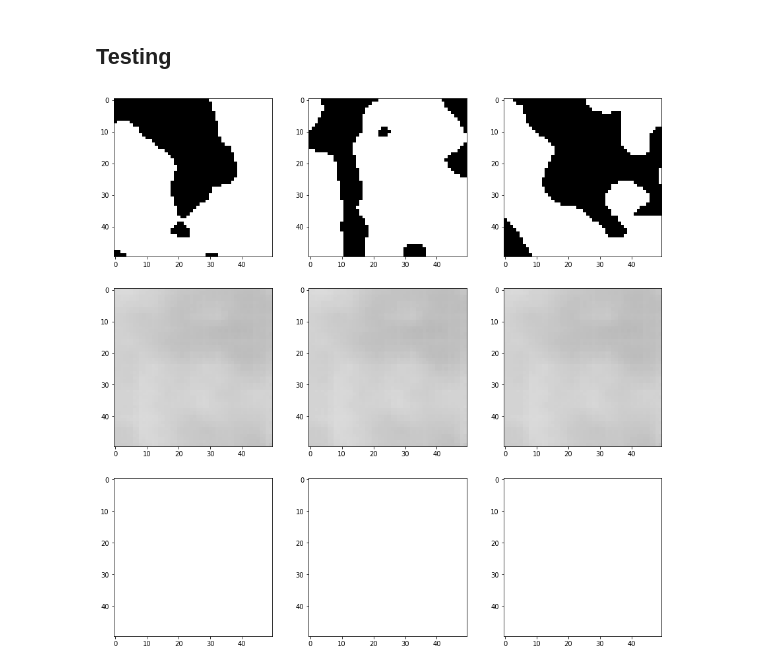
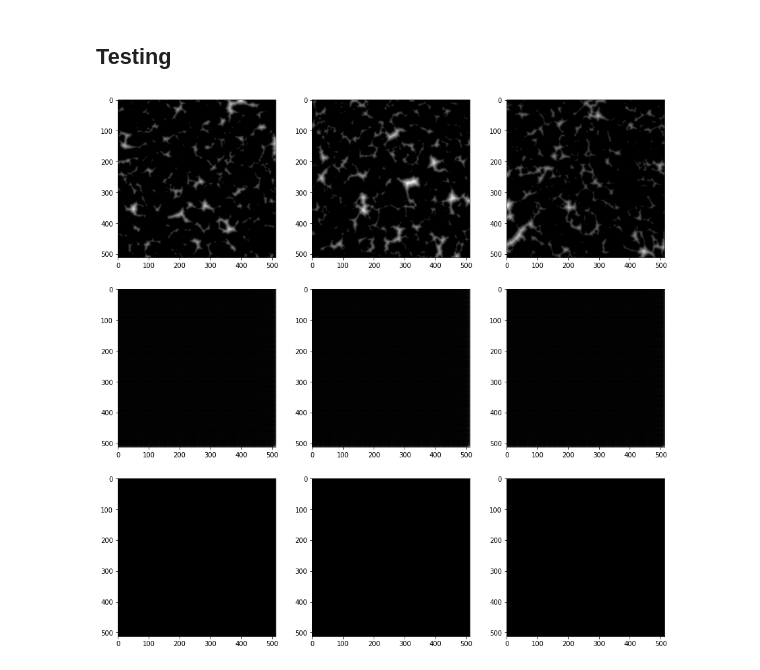
Before and after one commit to HemiaoZhang/CEE316Project, a Jupyter notebook: 3_variational_autoencoder.ipynb, the cells around one changed output. Saved outputs shown, nothing was run; the diff lists cells and outputs as text; code cells hidden in the pictures.

```diff
--- a/3_variational_autoencoder.ipynb
+++ b/3_variational_autoencoder.ipynb
@@ -78,0 +71,10 @@ test_loader = DataLoader(dataset=test_data, batch_size=1)
+# %%
+# 1,000 = 16 * 62 + 8
+# 512x2.25=1152micron per side
+full_dataset = CustomImageDataset(torch.tensor( img_rsd.reshape(-1,1,512,512), dtype=torch.float32),
+                                  torch.tensor( 1-np.mean(img_bi, axis=(1,2)), dtype=torch.float32))
+train_size = int(0.8 * len(full_dataset)) # 0.8-0.2 split
+test_size = len(full_dataset) - train_size
+train_dataset, test_dataset = torch.utils.data.random_split(full_dataset, [train_size, test_size])
+train_loader = DataLoader(dataset=train_dataset, batch_size=16, shuffle=True)
+len(train_loader.dataset)
@@ -205,8 +228,10 @@ class VariationalAutoencoder(nn.Module):
     decoded = self.decoder(encoded)
     return decoded
 # %%
-latent_dim = 5
-model = VariationalAutoencoder(VariationalEncoder(latent_dim=latent_dim), Decoder(latent_dim=latent_dim))
+out_channels = 16
+latent_dim = 512
+model = VariationalAutoencoder(VariationalEncoder(out_channels=out_channels, latent_dim=latent_dim), \
+                               Decoder(out_channels=out_channels, latent_dim=latent_dim))
 model
 # %% [output]
 VariationalAutoencoder(
@@ -232,7 +257,7 @@ VariationalAutoencoder(
 loss_fn = nn.MSELoss()
 optimizer = torch.optim.Adam(model.parameters(), lr=1e-3, weight_decay=1e-5)
 sch = torch.optim.lr_scheduler.StepLR(optimizer, step_size=100, gamma=0.9)
-num_epochs = 500
+num_epochs = 25
 best_loss = np.inf
 best_states = None
 loss_history = []
@@ -243,7 +268,7 @@ for epoch in range(num_epochs):
   for batch, label in train_loader:
     optimizer.zero_grad()
 
-    img = batch.to(device) # img.shape = torch.Size([batch_size, 1, 50, 50])
+    img = batch.to(device) # img.shape = torch.Size([batch_size, 1, 512, 512])
     recon = model(img)
     loss = loss_fn(recon, img) + model.encoder.Dkl
 
@@ -257,12 +282,8 @@ for epoch in range(num_epochs):
     best_loss = np.copy(epoch_loss)
     best_states = copy.deepcopy( model.state_dict() )
   # record loss history
-  if (epoch+1) % 50 == 0: print("epoch {:4d}, training loss = {:1.5e}".format(epoch+1, epoch_loss))
+  if (epoch+1) % 5 == 0: print("epoch {:4d}, training loss = {:1.5e}".format(epoch+1, epoch_loss))
   loss_history.append(epoch_loss)
   # adjust the learning rate
   sch.step()
-
-# load the trained NN
-model.eval()
-model.load_state_dict(best_states)
 # %% [output]
@@ -389,6 +418,7 @@ plot_reconstructed(model, mean_embedding, z1=0, z2=1, r1=(int(mean_embedding[0])
 # %% [markdown]
 ## Testing
 # %%
+test_loader = DataLoader(dataset=test_dataset, batch_size=1, shuffle=True)
 test_img = []
 test_recon = []
 for batch, label in test_loader: # one per batch
@@ -399,22 +429,21 @@ for batch, label in test_loader: # one per batch
 # %%
 # randonly select 10 testing cases
 n2show = 3
-idx = np.random.randint(0, len(test_data), n2show)
+idx = np.random.randint(0, len(test_loader.dataset), n2show)
 #idx = range(10)
 plt.figure(figsize=(15,15))
 plt.gray()
 for k in range(n2show):
   plt.subplot(3,n2show,k+1) # first line
-  plt.imshow(test_img[idx[k]].reshape(50, 50), vmin=0., vmax=1.)
+  plt.imshow(test_img[idx[k]].reshape(512, 512), vmin=0., vmax=1.)
 
   plt.subplot(3,n2show,n2show+k+1) # second line
-  plt.imshow( test_recon[idx[k]].reshape(50, 50), vmin=0., vmax=1. )
-  #plt.clim(0., 1.)
+  plt.imshow( test_recon[idx[k]].reshape(512, 512) )#, vmin=0., vmax=1. )
 
   plt.subplot(3,n2show,2*n2show+k+1) # third line
-  plt.imshow( binarization( test_recon[idx[k]].reshape(50, 50) ), vmin=0., vmax=1. )
+  plt.imshow( binarization( test_recon[idx[k]].reshape(512, 512) ), vmin=0., vmax=1. )
 # %% [output]
-[figure, old version]
+[figure, new version]
 # %%
 # end runtime
 from google.colab import runtime
```
Also changed, not shown: parts of 16 cells of this notebook.
